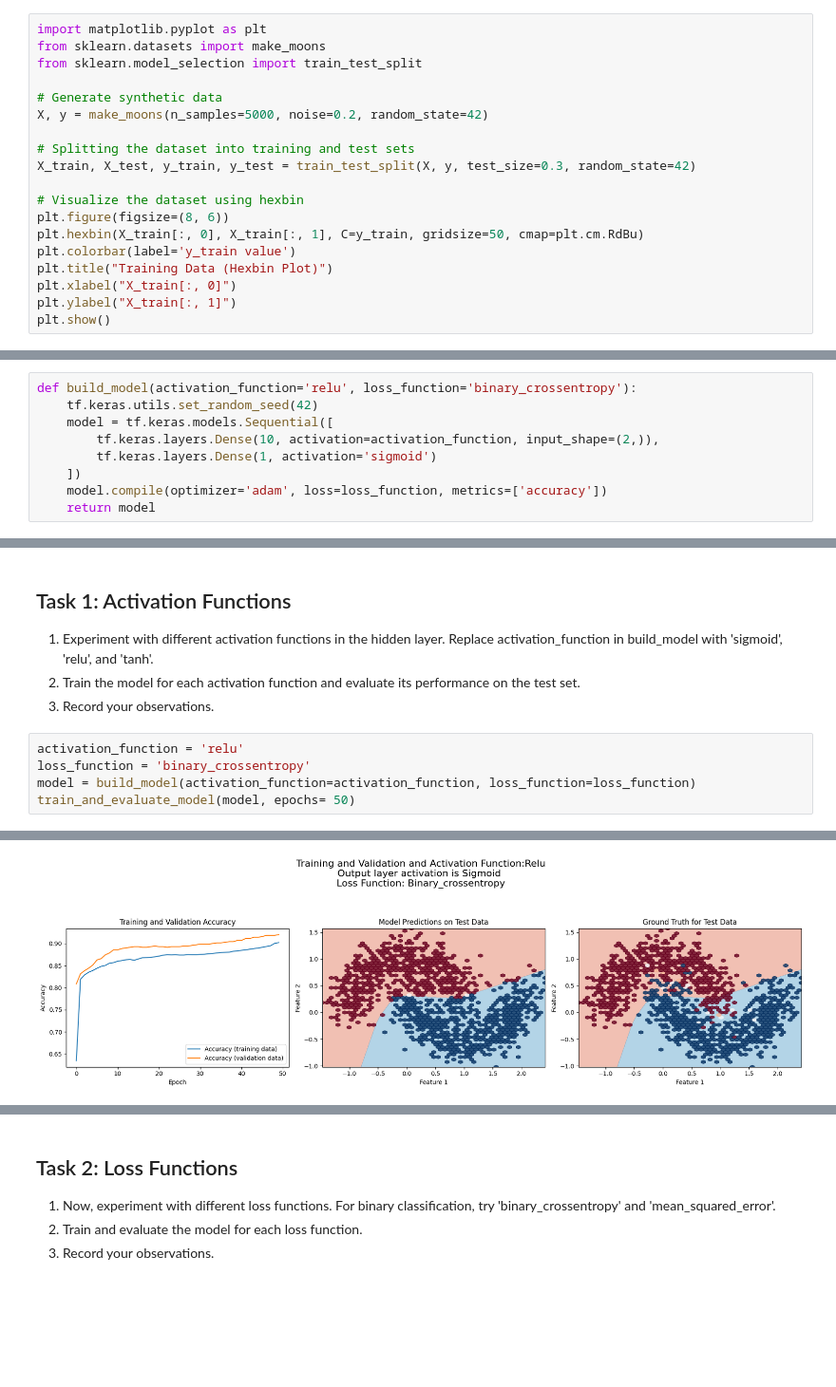
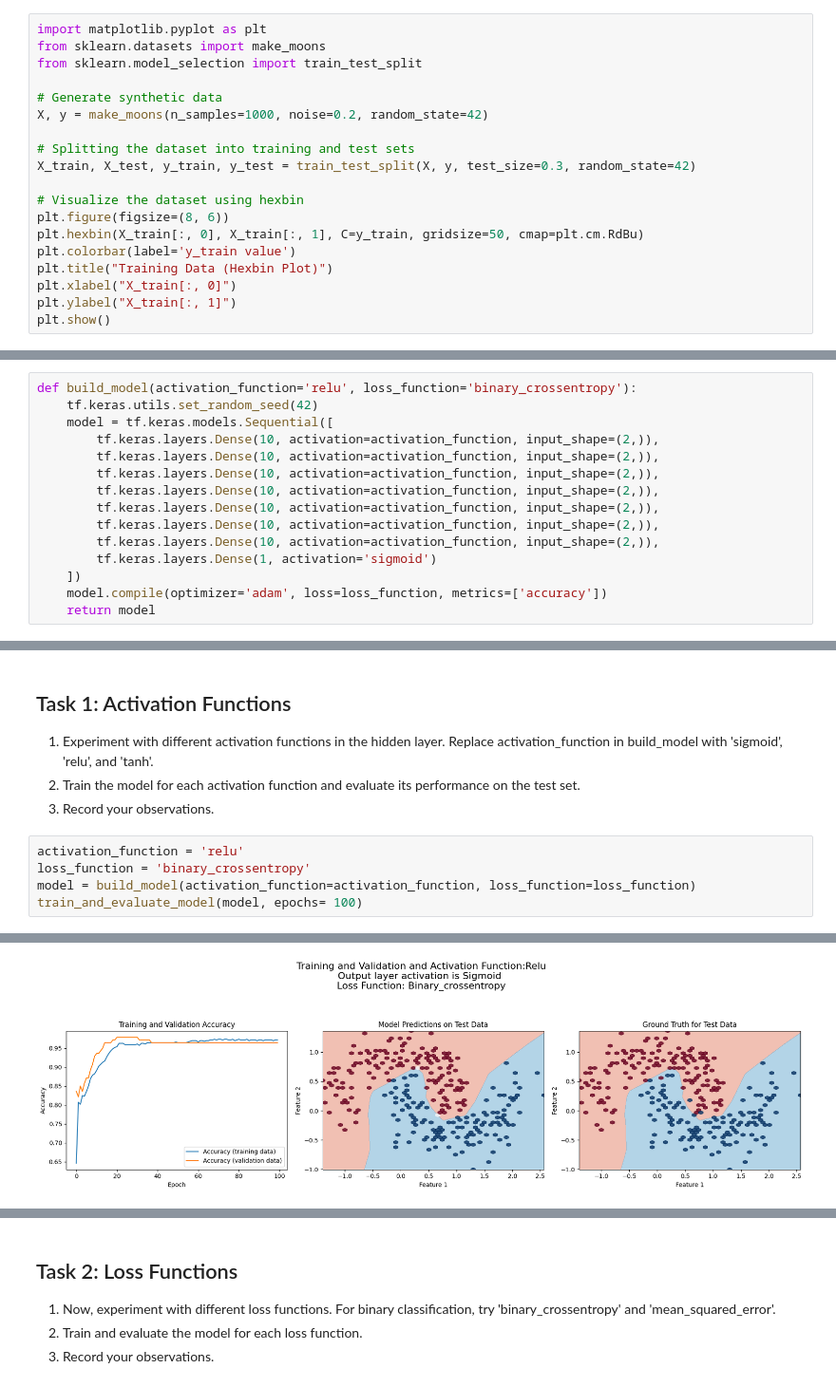
Before and after one commit to Rufshod/Deep-Learning-Alexander, a Jupyter notebook: Exercises/Explore_activation_and_loss.ipynb, the cells around one changed output, grey strips where cells are left out. Shown at 95% size. Drawn from its saved outputs; the diff is of its cells as text; blank space fills up the shorter version.

Commit message:
Finished Explore Activation and loss

```diff
--- a/Exercises/Explore_activation_and_loss.ipynb
+++ b/Exercises/Explore_activation_and_loss.ipynb
@@ -38,7 +38,7 @@ from sklearn.datasets import make_moons
 from sklearn.model_selection import train_test_split
 
 # Generate synthetic data
-X, y = make_moons(n_samples=5000, noise=0.2, random_state=42)
+X, y = make_moons(n_samples=1000, noise=0.2, random_state=42)
 
 # Splitting the dataset into training and test sets
 X_train, X_test, y_train, y_test = train_test_split(X, y, test_size=0.3, random_state=42)
@@ -61,6 +61,12 @@ def build_model(activation_function='relu', loss_function='binary_crossentropy')
     tf.keras.utils.set_random_seed(42)
     model = tf.keras.models.Sequential([
         tf.keras.layers.Dense(10, activation=activation_function, input_shape=(2,)),
+        tf.keras.layers.Dense(10, activation=activation_function, input_shape=(2,)),
+        tf.keras.layers.Dense(10, activation=activation_function, input_shape=(2,)),
+        tf.keras.layers.Dense(10, activation=activation_function, input_shape=(2,)),
+        tf.keras.layers.Dense(10, activation=activation_function, input_shape=(2,)),
+        tf.keras.layers.Dense(10, activation=activation_function, input_shape=(2,)),
+        tf.keras.layers.Dense(10, activation=activation_function, input_shape=(2,)),
         tf.keras.layers.Dense(1, activation='sigmoid')
     ])
     model.compile(optimizer='adam', loss=loss_function, metrics=['accuracy'])
@@ -141,5 +147,5 @@ def train_and_evaluate_model(model, epochs: int =100):
 activation_function = 'relu'
 loss_function = 'binary_crossentropy'
 model = build_model(activation_function=activation_function, loss_function=loss_function)
-train_and_evaluate_model(model, epochs= 50)
+train_and_evaluate_model(model, epochs= 100)
 # %% [output]
@@ -148 +154 @@ train_and_evaluate_model(model, epochs= 50)
-[figure, old version]
+[figure, new version]
```
Also changed, not shown: parts of 8 cells of this notebook.
